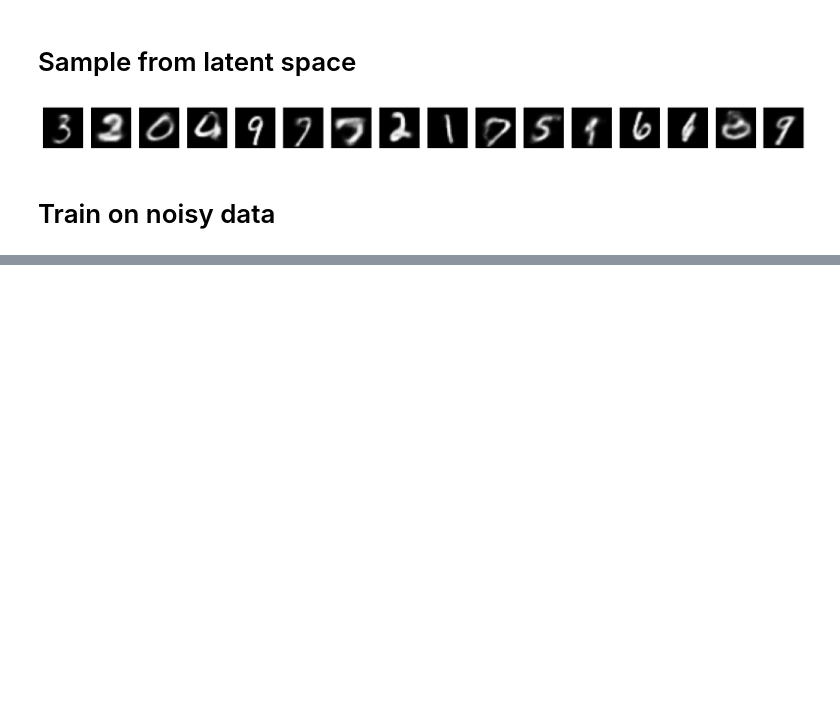
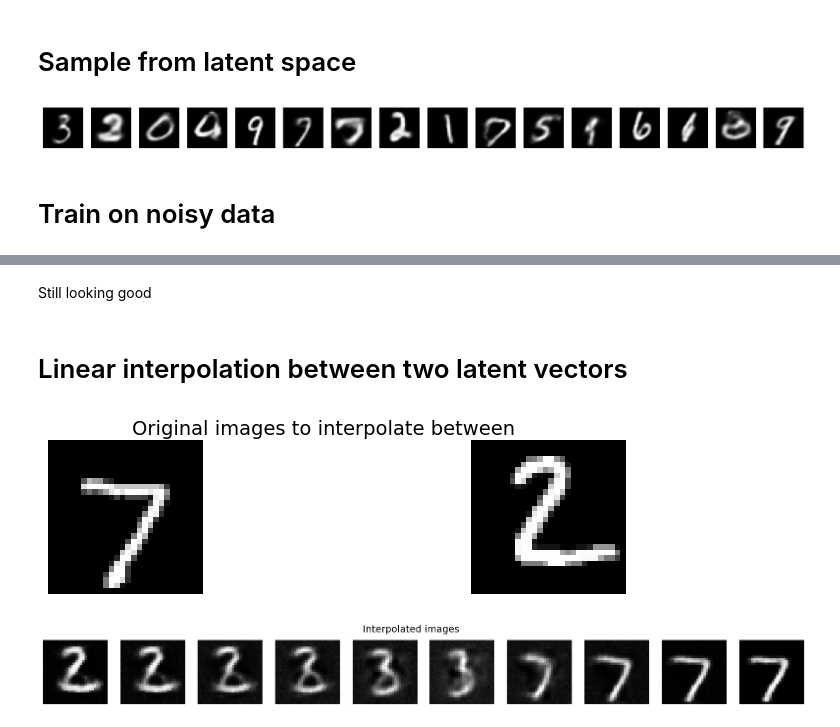
Before and after one commit to ShlomiRex/BlendDigits, a Jupyter notebook: main.ipynb, the cells around one changed output, grey strips where cells are left out. Drawn from its saved outputs; the diff is of its cells as text; code cells hidden in the pictures; blank space fills up the shorter version.

Commit message:
Working interpolating between latent vectors

```diff
--- a/main.ipynb
+++ b/main.ipynb
@@ -583,0 +702,50 @@ for epoch in range(num_epochs):
+# %% [markdown]
+Still looking good
+# %% [markdown]
+# Linear interpolation between two latent vectors
+# %%
+# Select two images from dataset
+image1, _ = test_dataset[0]
+image2, _ = test_dataset[1]
+
+# Plot the two original images
+fig, axes = plt.subplots(1, 2, figsize=(10, 2))
+axes[0].imshow(image1.view(28, 28), cmap='gray')
+axes[0].axis('off')
+axes[1].imshow(image2.view(28, 28), cmap='gray')
+axes[1].axis('off')
+fig.suptitle("Original images to interpolate between", fontsize=14)
+plt.show()
+
+# Get the latent vectors of the images
+model.eval()
+with torch.no_grad():
+    image1 = image1.unsqueeze(0).to(device)
+    image2 = image2.unsqueeze(0).to(device)
+
+    mean, log_var = model.encode(image1)
+    z1 = model.reparameterization(mean, torch.exp(0.5 * log_var))
+
+    mean, log_var = model.encode(image2)
+    z2 = model.reparameterization(mean, torch.exp(0.5 * log_var))
+
+    # Interpolate between the two latent vectors
+    n_steps = 10
+    latent_vectors = []
+    for alpha in np.linspace(0, 1, n_steps):
+        latent_vector = alpha * z1 + (1 - alpha) * z2 # Linear interpolation
+        latent_vectors.append(latent_vector)
+
+    latent_vectors = torch.cat(latent_vectors, dim=0)
+    interpolated_images = model.decode(latent_vectors).cpu()
+
+# Visualize the interpolated images
+fig, axes = plt.subplots(1, n_steps, figsize=(20, 2))
+for i in range(n_steps):
+    axes[i].imshow(interpolated_images[i].view(28, 28), cmap='gray')
+    axes[i].axis('off')
+    fig.suptitle("Interpolated images", fontsize=14)
+plt.show()
+# %% [output]
+[figure, added]
+[figure, added]
```
Also changed, not shown: parts of 6 cells of this notebook.
